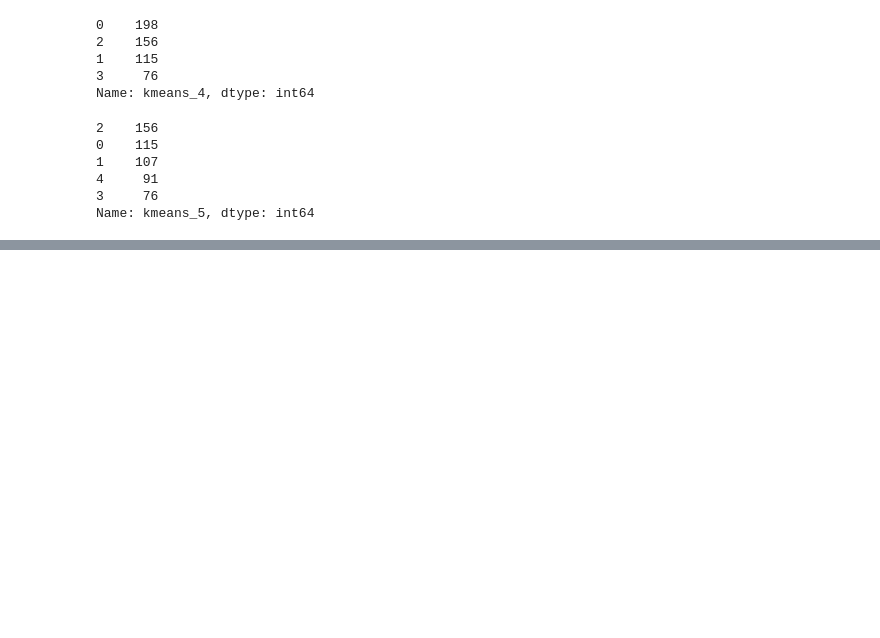
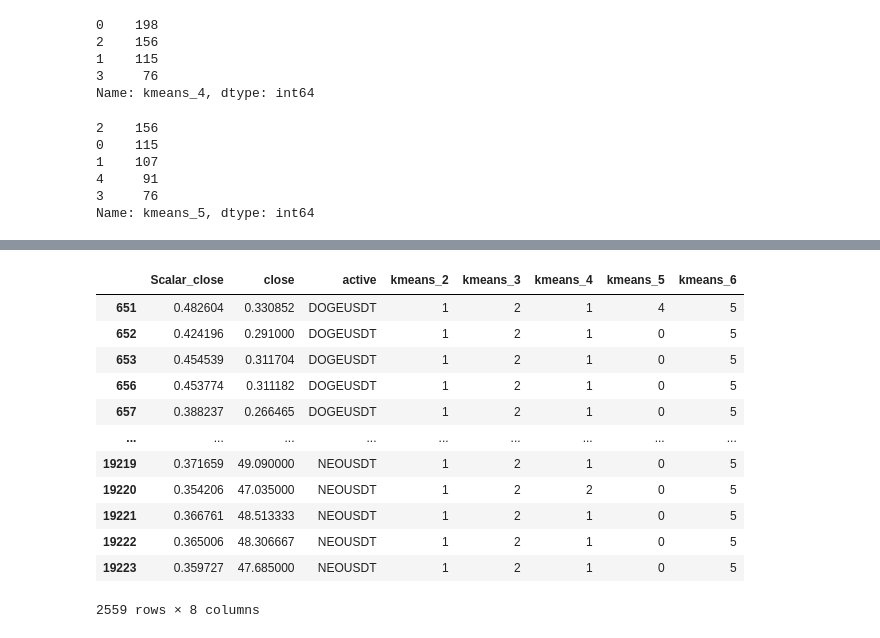
Before and after one commit to diegoflorescba/MentoriaCripto2022-Grupo2, a Jupyter notebook: 4tp_aprendizajeNoSupervisado/aprendizajeNoSupervisado_Alejandro_20220913.ipynb, the cells around one changed output, grey strips where cells are left out. Drawn from its saved outputs; the diff is of its cells as text; code cells hidden in the pictures; blank space fills up the shorter version.

```diff
--- a/4tp_aprendizajeNoSupervisado/aprendizajeNoSupervisado_Alejandro_20220913.ipynb
+++ b/4tp_aprendizajeNoSupervisado/aprendizajeNoSupervisado_Alejandro_20220913.ipynb
@@ -385,0 +395,4 @@ Cantidad de clusters encontrados por Mean Shift : 2
+# %%
+km_2 = KMeans(n_clusters=2,n_init=25, random_state=123)
+km_2.fit(df_kmeans_2)
+df_filter_daily_scalar['kmeans_2'] = km_2.labels_
@@ -385,0 +437,5 @@ Cantidad de clusters encontrados por Mean Shift : 2
+# %%
+columns_interesting = ['Scalar_close','close','active']
+df_filter_daily_scalar_WithoutBTC = df_filter_daily_scalar[df_filter_daily_scalar[columns_interesting].active != 'BTCUSDT']
+df_filter_daily_scalar_WithoutBTC = df_filter_daily_scalar_WithoutBTC[columns_interesting]
+df_filter_daily_scalar_WithoutBTC
@@ -385,0 +456,3 @@ Cantidad de clusters encontrados por Mean Shift : 2
+# %%
+df_kmeans_3 = df_filter_daily_scalar_WithoutBTC[['Scalar_close']]
+df_kmeans_3
@@ -385,0 +473,20 @@ Cantidad de clusters encontrados por Mean Shift : 2
+# %%
+km_2 = KMeans(n_clusters=2,n_init=25, random_state=123)
+km_2.fit(df_kmeans_3)
+df_filter_daily_scalar_WithoutBTC['kmeans_2'] = km_2.labels_
+
+km_3 = KMeans(n_clusters=3,n_init=25, random_state=123)
+km_3.fit(df_kmeans_3)
+df_filter_daily_scalar_WithoutBTC['kmeans_3'] = km_3.labels_ # Agregamos las etiquetas al df
+
+km_4 = KMeans(n_clusters=4,n_init=25, random_state=123)
+km_4.fit(df_kmeans_3)
+df_filter_daily_scalar_WithoutBTC['kmeans_4'] = km_4.labels_ # Agregamos las etiquetas al df
+
+km_5 = KMeans(n_clusters=5,n_init=25, random_state=123)
+km_5.fit(df_kmeans_3)
+df_filter_daily_scalar_WithoutBTC['kmeans_5'] = km_5.labels_ # Agregamos las etiquetas al df
+
+km_6 = KMeans(n_clusters=6, random_state=123)
+km_6.fit(df_kmeans_3)
+df_filter_daily_scalar_WithoutBTC['kmeans_6'] = km_6.labels_ # Agregamos las etiquetas al df
@@ -385,0 +522,16 @@ Cantidad de clusters encontrados por Mean Shift : 2
+# %%
+df_filter_daily_scalar_WithoutBTC[df_filter_daily_scalar_WithoutBTC.kmeans_6 == 5]
+# %% [output]
+|  | Scalar_close | close | active | kmeans_2 | kmeans_3 | kmeans_4 | kmeans_5 | kmeans_6 |
+| 651 | 0.482604 | 0.330852 | DOGEUSDT | 1 | 2 | 1 | 4 | 5 |
+| 652 | 0.424196 | 0.291000 | DOGEUSDT | 1 | 2 | 1 | 0 | 5 |
+| 653 | 0.454539 | 0.311704 | DOGEUSDT | 1 | 2 | 1 | 0 | 5 |
+| 656 | 0.453774 | 0.311182 | DOGEUSDT | 1 | 2 | 1 | 0 | 5 |
+| 657 | 0.388237 | 0.266465 | DOGEUSDT | 1 | 2 | 1 | 0 | 5 |
+| ... | ... | ... | ... | ... | ... | ... | ... | ... |
+| 19219 | 0.371659 | 49.090000 | NEOUSDT | 1 | 2 | 1 | 0 | 5 |
+| 19220 | 0.354206 | 47.035000 | NEOUSDT | 1 | 2 | 2 | 0 | 5 |
+| 19221 | 0.366761 | 48.513333 | NEOUSDT | 1 | 2 | 1 | 0 | 5 |
+| 19222 | 0.365006 | 48.306667 | NEOUSDT | 1 | 2 | 1 | 0 | 5 |
+| 19223 | 0.359727 | 47.685000 | NEOUSDT | 1 | 2 | 1 | 0 | 5 |
+2559 rows × 8 columns
```
Also changed, not shown: parts of 16 cells of this notebook.
